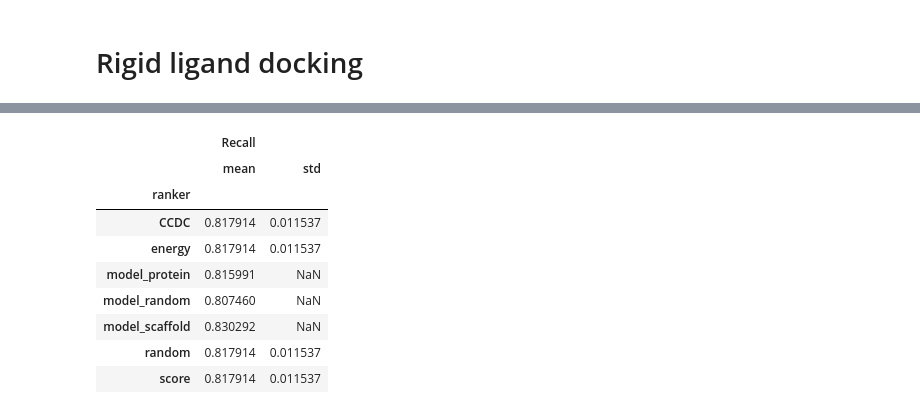
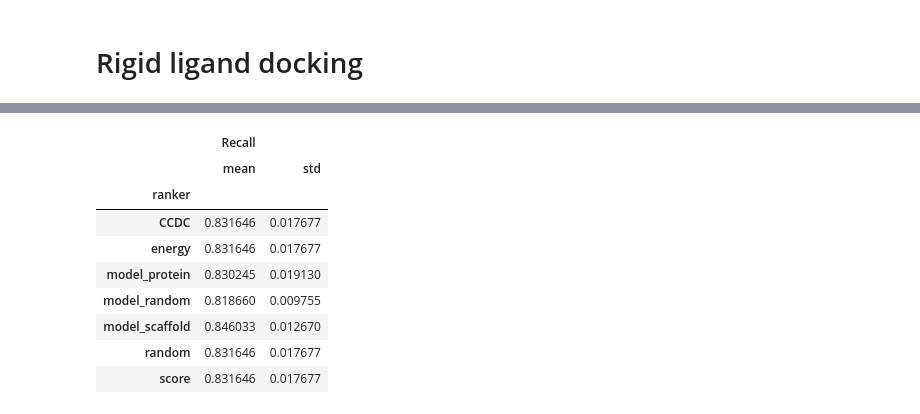
Before and after one commit to bbaillif/bioactive_conformation_predictor, a Jupyter notebook: compare_models.ipynb, the cells around one changed output, grey strips where cells are left out. Saved outputs shown, nothing was run; the diff lists cells and outputs as text; code cells hidden in the pictures.

```diff
--- a/compare_models.ipynb
+++ b/compare_models.ipynb
@@ -363,0 +457,2 @@ plt.close()
+# %%
+ranker_name_to_clean['score'] = 'PLP score'
@@ -364,27 +478,31 @@ plt.close()
 # %%
 flexible_docking_powers = {
-    'random' : 0.68,
-    'scaffold' : 0.57,
-    'protein' : 0.63
+    'random' : 0.79,
+    'scaffold' : 0.77,
+    'protein' : 0.71
 }
 
-generation_powers = {
-    'random' : 0.76,
-    'scaffold' : 0.70,
-    'protein' : 0.79
+flexible_generation_powers = {
+    'random' : 0.84,
+    'scaffold' : 0.83,
+    'protein' : 0.84
 }
 # %%
 splits = ['random', 'scaffold', 'protein']
 df = pd.DataFrame()
 for split in splits :
-    evaluation_name = f'{split}_split_0_pdbbind'
-    recall_df_path = os.path.join('results/',
-                             evaluation_name,
-                             'rigid_ligand_docking_recall_all.csv')
-    recall_df = pd.read_csv(recall_df_path, index_col=0)
-    recall_df['Number of input conformations'] = recall_df['Number of input conformations'] + 1
-    recall_df['ranker'] = recall_df['ranker'].replace({'model' : f'model_{split}'})
-    flexible_docking_power = flexible_docking_powers[split]
-    print(recall_df[(recall_df['Recall'] >= flexible_docking_power)
-              & (recall_df['metric'] == 'docking_power')].drop_duplicates(subset='ranker'))
-    df = df.append(recall_df, ignore_index=True)
+    for iteration in range(5) :
+        evaluation_name = f'{split}_split_{iteration}_pdbbind'
+        recall_df_path = os.path.join('results/',
+                                 evaluation_name,
+                                 'rigid_ligand_docking_recall_all.csv')
+        recall_df = pd.read_csv(recall_df_path, index_col=0)
+        recall_df['Number of input conformations'] = recall_df['Number of input conformations'] + 1
+        recall_df['ranker'] = recall_df['ranker'].replace({'model' : f'model_{split}'})
+        recall_df['baseline'] = split
+        recall_df['iteration'] = iteration
+        flexible_docking_power = flexible_docking_powers[split]
+#         print(recall_df[(recall_df['Recall'] >= flexible_docking_power)
+#                   & (recall_df['metric'] == 'first_successful_pose')].drop_duplicates(subset='ranker')[['Number of input conformations', 'ranker']])
+        df = df.append(recall_df, ignore_index=True)
+df['Ranker'] = df['ranker'].replace(ranker_name_to_clean)
@@ -410,14 +509,14 @@ for split in splits :
 # %%
-df[(df['Number of input conformations'] == 100) & (df['metric'] == 'docking_power')].groupby('ranker').agg({'Recall' : ['mean', 'std']})
+df[(df['Number of input conformations'] == 100) & (df['metric'] == 'first_successful_pose')].groupby('ranker').agg({'Recall' : ['mean', 'std']})
 # %% [output]
 |  | Recall |  |
 |  | mean | std |
 | ranker |  |  |
-| CCDC | 0.817914 | 0.011537 |
-| energy | 0.817914 | 0.011537 |
-| model_protein | 0.815991 | NaN |
-| model_random | 0.807460 | NaN |
-| model_scaffold | 0.830292 | NaN |
-| random | 0.817914 | 0.011537 |
-| score | 0.817914 | 0.011537 |
+| CCDC | 0.831646 | 0.017677 |
+| energy | 0.831646 | 0.017677 |
+| model_protein | 0.830245 | 0.019130 |
+| model_random | 0.818660 | 0.009755 |
+| model_scaffold | 0.846033 | 0.012670 |
+| random | 0.831646 | 0.017677 |
+| score | 0.831646 | 0.017677 |
 # %%
```
Also changed, not shown: parts of 38 cells of this notebook, 15 other files.
